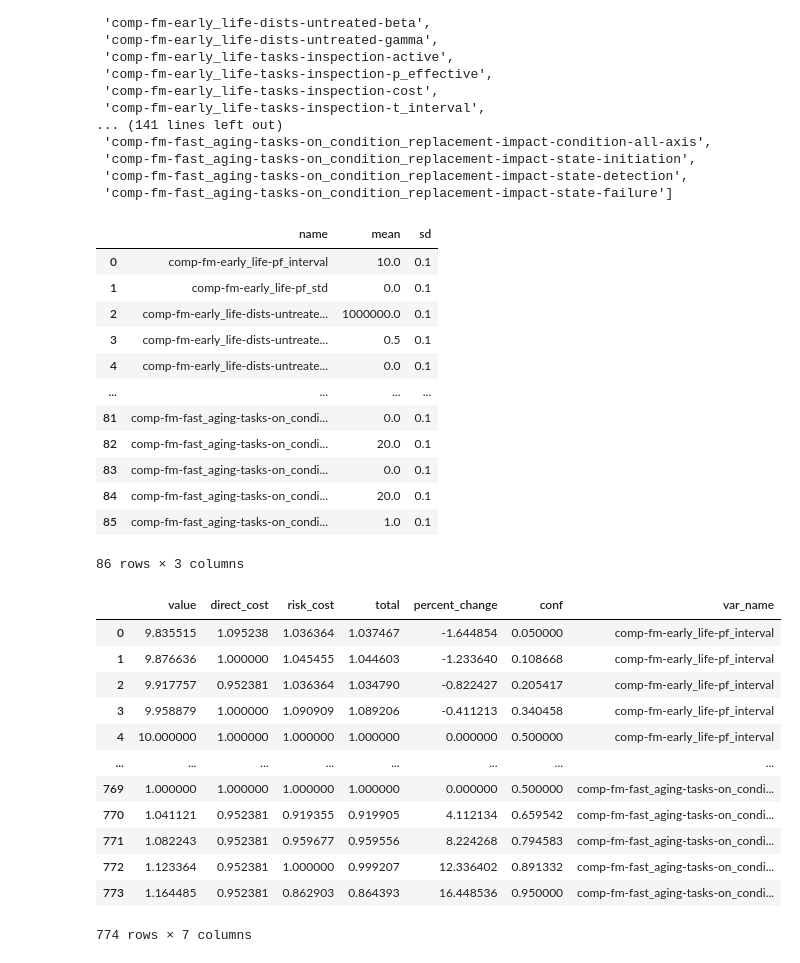
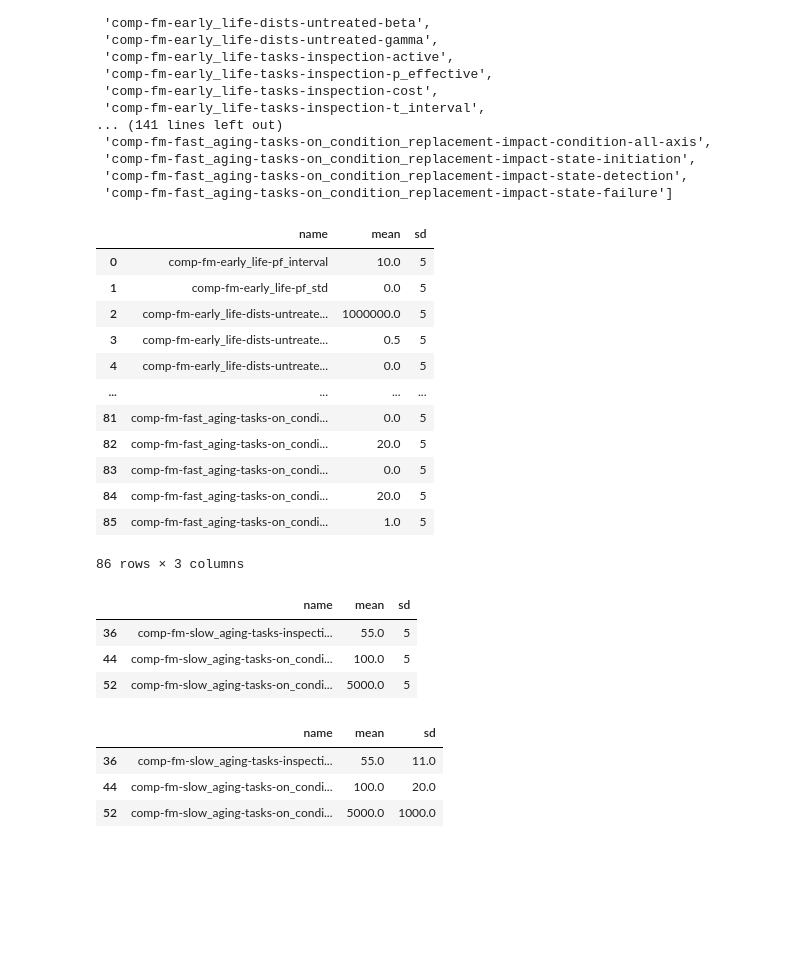
Before and after one commit to gavintreseder/pof, a Jupyter notebook: notebooks/component.ipynb, the cells around one changed output. Saved outputs shown, nothing was run; the diff lists cells and outputs as text; code cells hidden in the pictures; blank space fills up the shorter version.

```diff
--- a/notebooks/component.ipynb
+++ b/notebooks/component.ipynb
@@ -901,45 +901,62 @@ for id_ in comp.get_dash_ids():
                 d_split[id_] = id_.split("-")
         elif s == "t_delay":
             value = value.t_delay
             if isinstance(value, str):
                 continue
             elif isinstance(value, bool):
                 continue
             else:
                 d[id_] = value
                 d_split[id_] = id_.split("-")
         elif s == "states":
             value = value.states
         elif s == "impact":
             value = value.impacts
         elif s == "trigger":
             value = value.triggers
         elif s == id_str[-1]:
             if isinstance(value[s], str):
                 continue
             elif isinstance(value[s], bool):
                 continue
             else:
                 d[id_] = value[s]
                 d_split[id_] = id_.split("-")
         else:
             value = value[s]
 df = pd.DataFrame(d.items(), columns=['name', 'mean'])
-df["sd"] = .1
+df["sd"] = 5
 df
 # %% [output]
 |  | name | mean | sd |
-| 0 | comp-fm-early_life-pf_interval | 10.0 | 0.1 |
-| 1 | comp-fm-early_life-pf_std | 0.0 | 0.1 |
-| 2 | comp-fm-early_life-dists-untreate... | 1000000.0 | 0.1 |
-| 3 | comp-fm-early_life-dists-untreate... | 0.5 | 0.1 |
-| 4 | comp-fm-early_life-dists-untreate... | 0.0 | 0.1 |
+| 0 | comp-fm-early_life-pf_interval | 10.0 | 5 |
+| 1 | comp-fm-early_life-pf_std | 0.0 | 5 |
+| 2 | comp-fm-early_life-dists-untreate... | 1000000.0 | 5 |
+| 3 | comp-fm-early_life-dists-untreate... | 0.5 | 5 |
+| 4 | comp-fm-early_life-dists-untreate... | 0.0 | 5 |
 | ... | ... | ... | ... |
-| 81 | comp-fm-fast_aging-tasks-on_condi... | 0.0 | 0.1 |
-| 82 | comp-fm-fast_aging-tasks-on_condi... | 20.0 | 0.1 |
-| 83 | comp-fm-fast_aging-tasks-on_condi... | 0.0 | 0.1 |
-| 84 | comp-fm-fast_aging-tasks-on_condi... | 20.0 | 0.1 |
-| 85 | comp-fm-fast_aging-tasks-on_condi... | 1.0 | 0.1 |
+| 81 | comp-fm-fast_aging-tasks-on_condi... | 0.0 | 5 |
+| 82 | comp-fm-fast_aging-tasks-on_condi... | 20.0 | 5 |
+| 83 | comp-fm-fast_aging-tasks-on_condi... | 0.0 | 5 |
+| 84 | comp-fm-fast_aging-tasks-on_condi... | 20.0 | 5 |
+| 85 | comp-fm-fast_aging-tasks-on_condi... | 1.0 | 5 |
 86 rows × 3 columns
+# %%
+df_inspection_slow = df[df['name'].str.contains('cost')]
+df_inspection_slow = df_inspection_slow[df_inspection_slow['name'].str.contains('slow')]
+df_inspection_slow
+# %% [output]
+|  | name | mean | sd |
+| 36 | comp-fm-slow_aging-tasks-inspecti... | 55.0 | 5 |
+| 44 | comp-fm-slow_aging-tasks-on_condi... | 100.0 | 5 |
+| 52 | comp-fm-slow_aging-tasks-on_condi... | 5000.0 | 5 |
+# %%
+df_inspection_slow['sd'] = df_inspection_slow['mean']*.2
+df_inspection_slow
+# %% [output]
+|  | name | mean | sd |
+| 36 | comp-fm-slow_aging-tasks-inspecti... | 55.0 | 11.0 |
+| 44 | comp-fm-slow_aging-tasks-on_condi... | 100.0 | 20.0 |
+| 52 | comp-fm-slow_aging-tasks-on_condi... | 5000.0 | 1000.0 |
 # %%
 conf = 0.9
@@ -984,19 +1023,3 @@ df_all = pd.concat(d_all.values(), ignore_index = True)
 # How much the valu echange -> increasing inspectoin time by 1 years, results in an increase $30000 in reisk cost
 # How much % change -> increasing termite cost by 5% increasing risk cost by 0.01%
 # The limits of our uncertainity -> The 10th % value for termite failure rates increaseing the risk cost by 1%
-# %%
-df_all
-# %% [output]
-|  | value | direct_cost | risk_cost | total | percent_change | conf | var_name |
-| 0 | 9.835515 | 1.095238 | 1.036364 | 1.037467 | -1.644854 | 0.050000 | comp-fm-early_life-pf_interval |
-| 1 | 9.876636 | 1.000000 | 1.045455 | 1.044603 | -1.233640 | 0.108668 | comp-fm-early_life-pf_interval |
-| 2 | 9.917757 | 0.952381 | 1.036364 | 1.034790 | -0.822427 | 0.205417 | comp-fm-early_life-pf_interval |
-| 3 | 9.958879 | 1.000000 | 1.090909 | 1.089206 | -0.411213 | 0.340458 | comp-fm-early_life-pf_interval |
-| 4 | 10.000000 | 1.000000 | 1.000000 | 1.000000 | 0.000000 | 0.500000 | comp-fm-early_life-pf_interval |
-| ... | ... | ... | ... | ... | ... | ... | ... |
-| 769 | 1.000000 | 1.000000 | 1.000000 | 1.000000 | 0.000000 | 0.500000 | comp-fm-fast_aging-tasks-on_condi... |
-| 770 | 1.041121 | 0.952381 | 0.919355 | 0.919905 | 4.112134 | 0.659542 | comp-fm-fast_aging-tasks-on_condi... |
-| 771 | 1.082243 | 0.952381 | 0.959677 | 0.959556 | 8.224268 | 0.794583 | comp-fm-fast_aging-tasks-on_condi... |
-| 772 | 1.123364 | 0.952381 | 1.000000 | 0.999207 | 12.336402 | 0.891332 | comp-fm-fast_aging-tasks-on_condi... |
-| 773 | 1.164485 | 0.952381 | 0.862903 | 0.864393 | 16.448536 | 0.950000 | comp-fm-fast_aging-tasks-on_condi... |
-774 rows × 7 columns
```
Also changed, not shown: parts of 7 cells of this notebook, 1 other file.
